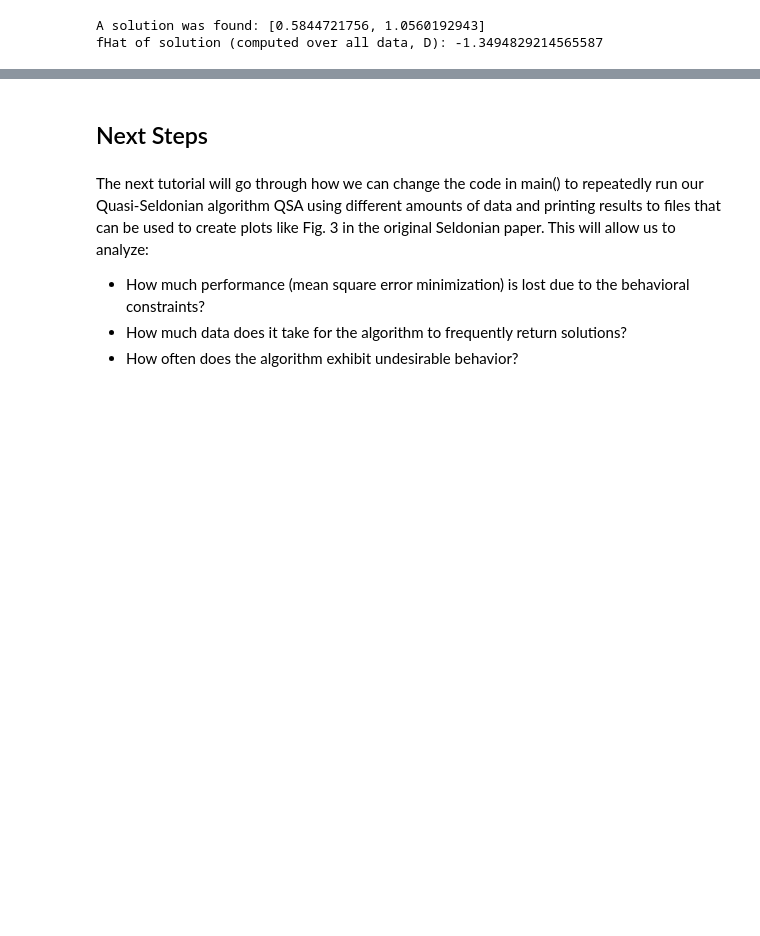
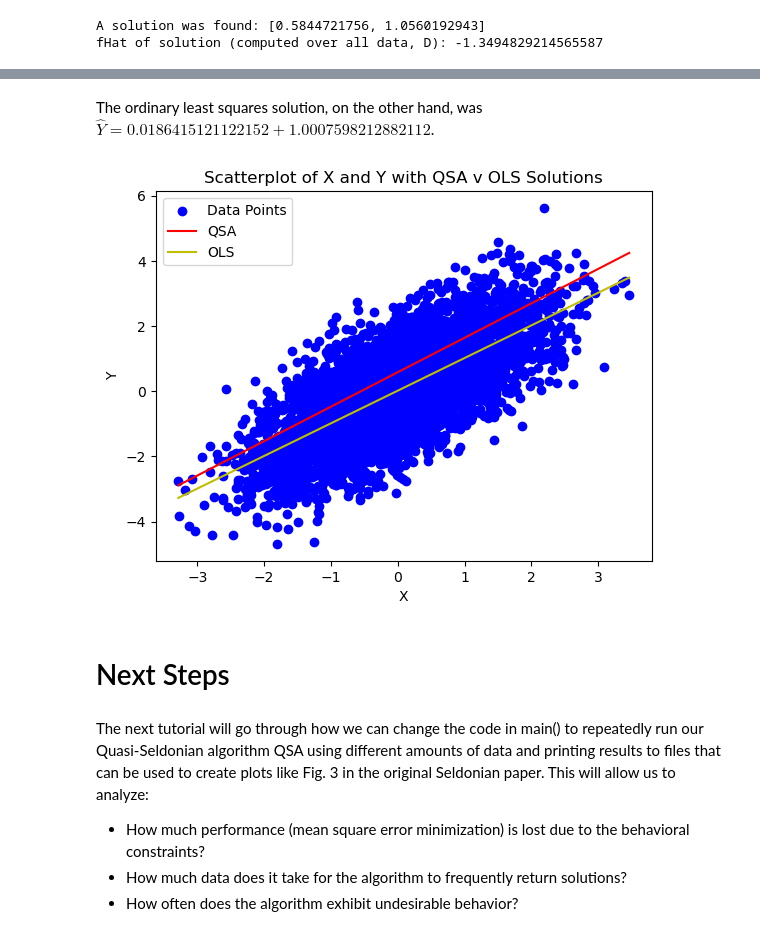
Before and after one commit to dashaasienga/Statistics-Senior-Honors-Thesis, a Jupyter notebook: Python/Seldonian Algorithm Tutorial.ipynb, the cells around one changed output, grey strips where cells are left out. Drawn from its saved outputs; the diff is of its cells as text; code cells hidden in the pictures; blank space fills up the shorter version.

```diff
--- a/Python/Seldonian Algorithm Tutorial.ipynb
+++ b/Python/Seldonian Algorithm Tutorial.ipynb
@@ -340,0 +401,2 @@ In other words, our Quasi-Seldonian algorithm found a solution that minimizes th
+# %%
+c, d = leastSq(X, Y)
@@ -341,5 +411,30 @@ In other words, our Quasi-Seldonian algorithm found a solution that minimizes th
+# %% [markdown]
+The ordinary least squares solution, on the other hand, was $\hat{Y} = 0.0186415121122152 + 1.0007598212882112$.
+# %%
+# Generate X values for the line
+line_X2 = np.linspace(min(X), max(X), 5000)
+
+# Calculate Y values based on the line equation
+line_Y2 = c + d * line_X2
+
+# Create a scatterplot
+plt.scatter(X, Y, c='b', marker='o', label='Data Points')
+plt.plot(line_X, line_Y, c='r', label='QSA')  # Add the line
+plt.plot(line_X2, line_Y2, c='y', label='OLS')  # Add the line
+plt.xlabel('X')
+plt.ylabel('Y')
+plt.title('Scatterplot of X and Y with QSA v OLS Solutions')
+plt.legend()
+
+# Eliminate grid lines
+plt.grid(False)
+
+# Display the plot
+plt.show()
+# %% [output]
+[figure, added]
 # %% [markdown]
-## Next Steps
+# Next Steps
 # %% [markdown]
 The next tutorial will go through how we can change the code in main() to repeatedly run our Quasi-Seldonian algorithm QSA using different amounts of data and printing results to files that can be used to create plots like Fig. 3 in the original Seldonian paper. This will allow us to analyze:
 
```
Also changed, not shown: parts of 10 cells of this notebook.
